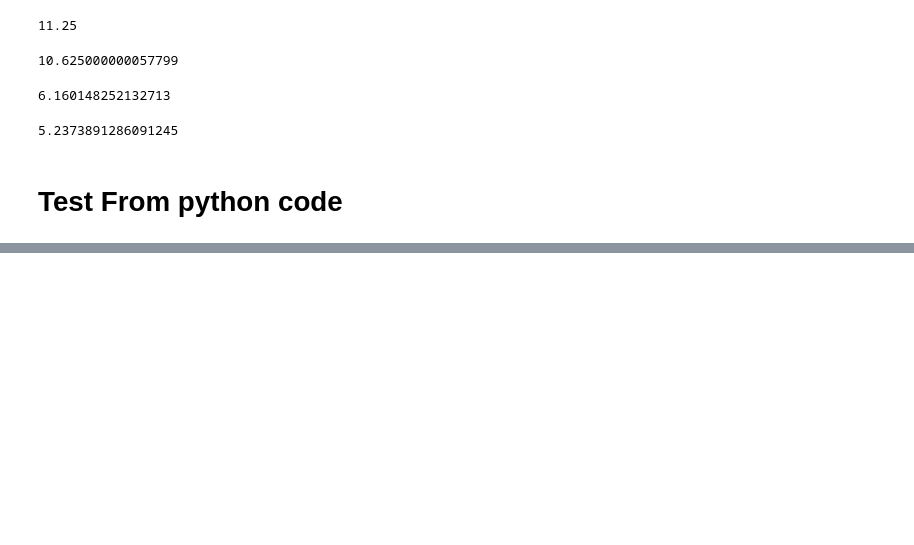
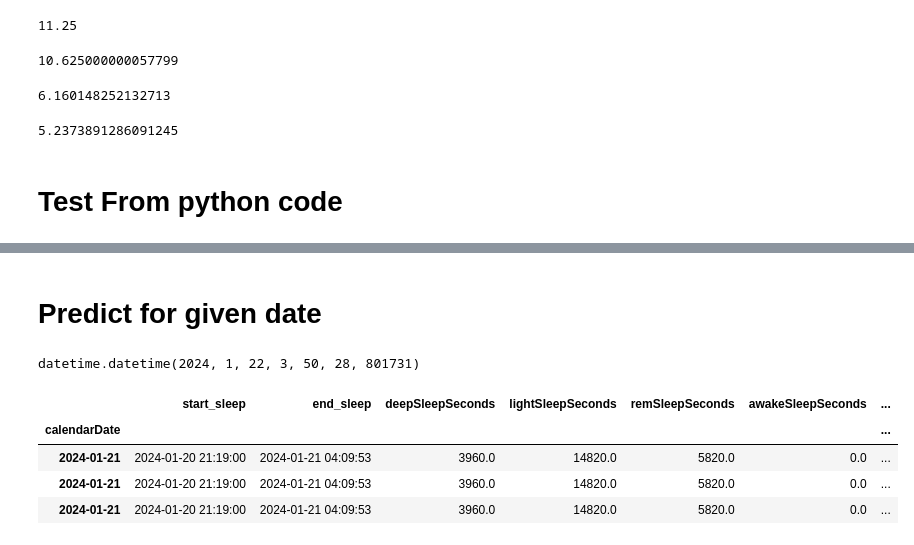
Before and after one commit to nicblanc/overcome-tomorrow, a Jupyter notebook: notebooks/create_test_model.ipynb, the cells around one changed output, grey strips where cells are left out. Cells and saved outputs as stored; diff of their text form; code cells hidden in the pictures; blank space fills up the shorter version.

```diff
--- a/notebooks/create_test_model.ipynb
+++ b/notebooks/create_test_model.ipynb
@@ -566,0 +587,2 @@ See the caveats in the documentation: https://pandas.pydata.org/pandas-docs/stab
+# %% [markdown]
+# Predict for given date
@@ -566,0 +591,16 @@ See the caveats in the documentation: https://pandas.pydata.org/pandas-docs/stab
+# %%
+from datetime import datetime, timedelta
+now = datetime.now()
+delta = timedelta(days = 60)
+date = (now - delta)#.strftime('%Y-%m-%d %H:%M:%S')
+date
+# %% [output]
+datetime.datetime(2024, 1, 22, 3, 50, 28, 801731)
+# %%
+get_sliding_window_for_date(garmin_data, date).tail(3)
+# %% [output]
+|  | start_sleep | end_sleep | deepSleepSeconds | lightSleepSeconds | remSleepSeconds | awakeSleepSeconds | ... |
+| calendarDate |  |  |  |  |  |  | ... |
+| 2024-01-21 | 2024-01-20 21:19:00 | 2024-01-21 04:09:53 | 3960.0 | 14820.0 | 5820.0 | 0.0 | ... |
+| 2024-01-21 | 2024-01-20 21:19:00 | 2024-01-21 04:09:53 | 3960.0 | 14820.0 | 5820.0 | 0.0 | ... |
+| 2024-01-21 | 2024-01-20 21:19:00 | 2024-01-21 04:09:53 | 3960.0 | 14820.0 | 5820.0 | 0.0 | ... |
```
Also changed, not shown: parts of 8 cells of this notebook, 2 other files.
